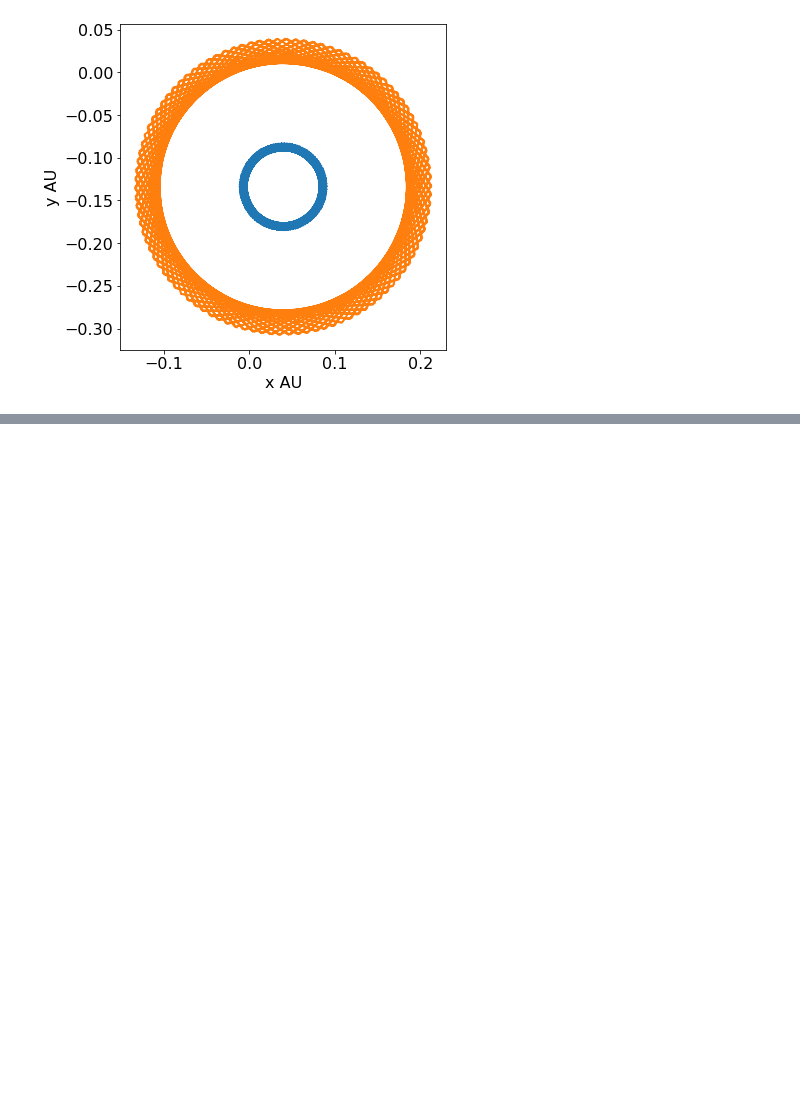
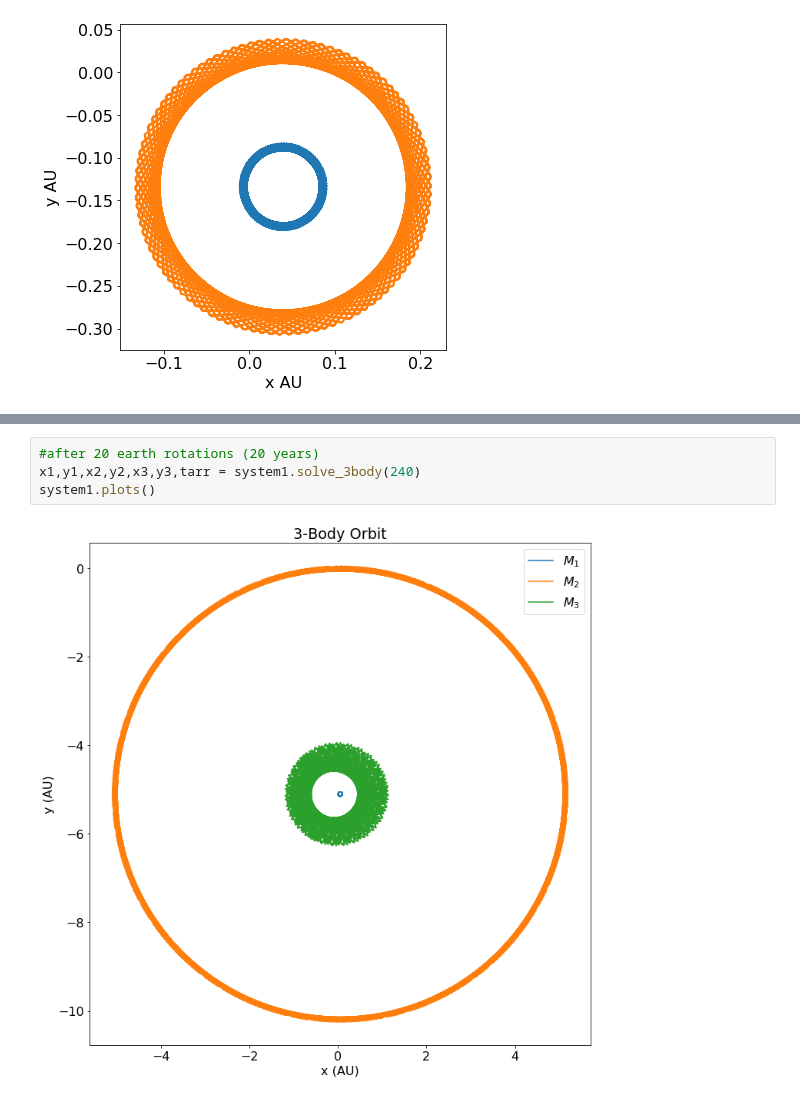
Before and after one commit to SeanMurphy23/CircumbinaryPlanet, a Jupyter notebook: CircumbinaryPlanet_HP.ipynb, the cells around one changed output, grey strips where cells are left out. Drawn from its saved outputs; the diff is of its cells as text; blank space fills up the shorter version.

```diff
--- a/CircumbinaryPlanet_HP.ipynb
+++ b/CircumbinaryPlanet_HP.ipynb
@@ -583,0 +361,6 @@ MovieWriter ffmpeg unavailable; trying to use <class 'matplotlib.animation.Pillo
+# %%
+#after 20 earth rotations (20 years)
+x1,y1,x2,y2,x3,y3,tarr = system1.solve_3body(240)
+system1.plots()
+# %% [output]
+[figure, added]
```
Also changed, not shown: parts of 28 cells of this notebook.
